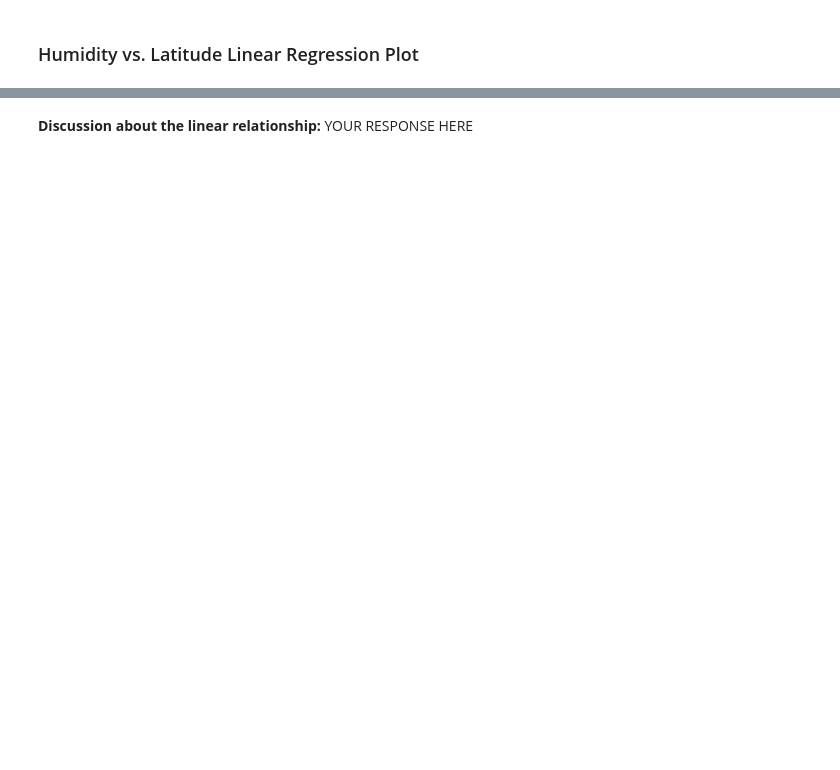
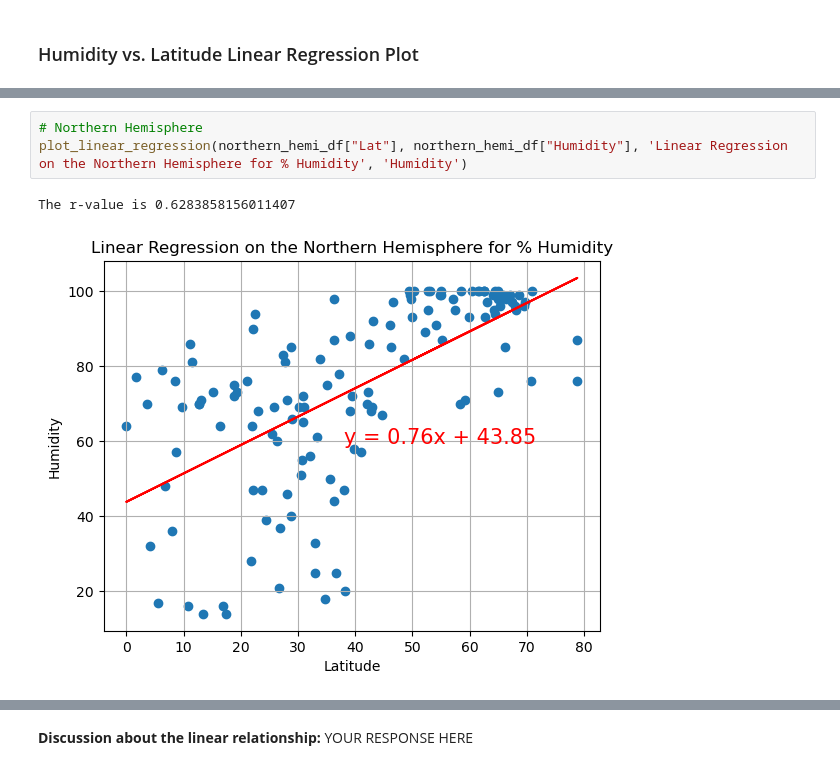
Before and after one commit to bennettnorth/python-api-challenge, a Jupyter notebook: WeatherPy.ipynb, the cells around one changed output, grey strips where cells are left out. Saved outputs shown, nothing was run; the diff lists cells and outputs as text; blank space fills up the shorter version.

```diff
--- a/WeatherPy.ipynb
+++ b/WeatherPy.ipynb
@@ -330,0 +334,6 @@ The r-value is: 0.0002808747046324607
+# %%
+# Northern Hemisphere
+plot_linear_regression(northern_hemi_df["Lat"], northern_hemi_df["Humidity"], 'Linear Regression on the Northern Hemisphere for % Humidity', 'Humidity')
+# %% [output]
+The r-value is 0.6283858156011407
+[figure, added]
```
Also changed, not shown: parts of 21 cells of this notebook.
